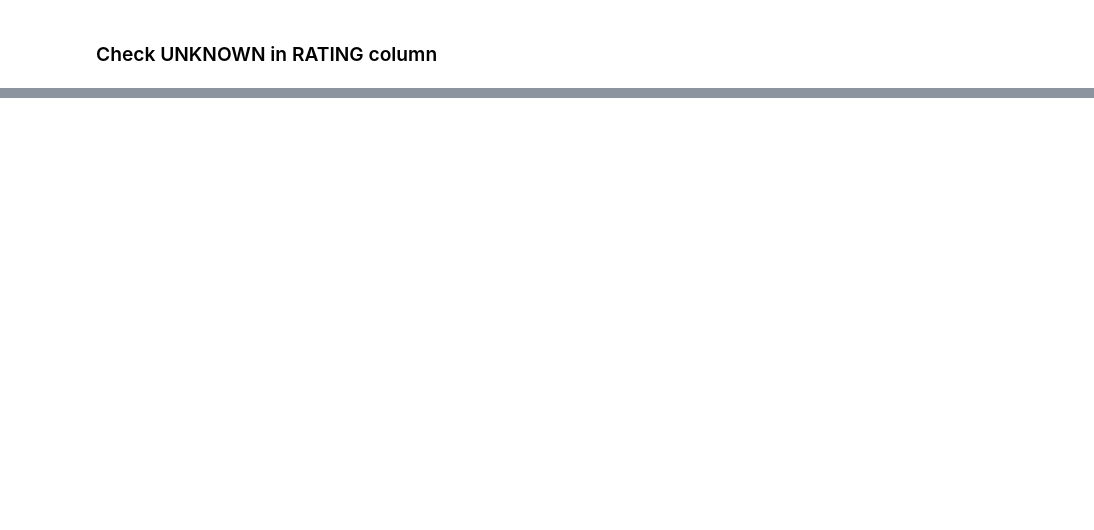
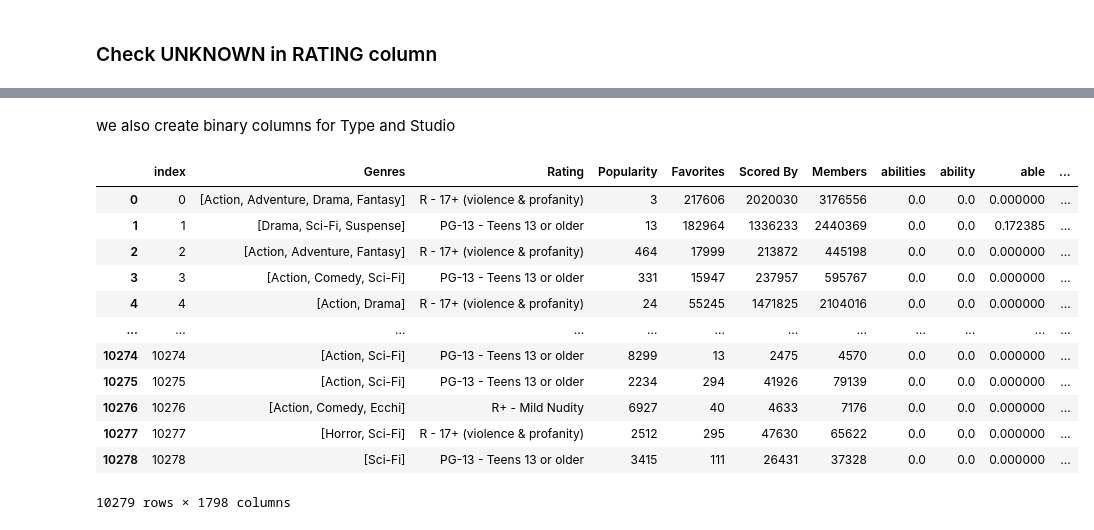
Before and after one commit to MinhHung7/Final_Project_DataScienceProgramming, a Jupyter notebook: anime_rating_classification.ipynb, the cells around one changed output, grey strips where cells are left out. Cells and saved outputs as stored; diff of their text form; code cells hidden in the pictures; blank space fills up the shorter version.

```diff
--- a/anime_rating_classification.ipynb
+++ b/anime_rating_classification.ipynb
@@ -110,0 +398,19 @@ ValueError: could not convert string to float: 'Fullmetal Alchemist: Brotherhood
+# %% [markdown]
+we also create binary columns for Type and Studio
+# %%
+anime_clean_df = pd.get_dummies(anime_clean_df,columns = ['Type', 'Studios', 'Source'])
+anime_clean_df
+# %% [output]
+|  | index | Genres | Rating | Popularity | Favorites | Scored By | Members | abilities | ability | able | ... |
+| 0 | 0 | [Action, Adventure, Drama, Fantasy] | R - 17+ (violence & profanity) | 3 | 217606 | 2020030 | 3176556 | 0.0 | 0.0 | 0.000000 | ... |
+| 1 | 1 | [Drama, Sci-Fi, Suspense] | PG-13 - Teens 13 or older | 13 | 182964 | 1336233 | 2440369 | 0.0 | 0.0 | 0.172385 | ... |
+| 2 | 2 | [Action, Adventure, Fantasy] | R - 17+ (violence & profanity) | 464 | 17999 | 213872 | 445198 | 0.0 | 0.0 | 0.000000 | ... |
+| 3 | 3 | [Action, Comedy, Sci-Fi] | PG-13 - Teens 13 or older | 331 | 15947 | 237957 | 595767 | 0.0 | 0.0 | 0.000000 | ... |
+| 4 | 4 | [Action, Drama] | R - 17+ (violence & profanity) | 24 | 55245 | 1471825 | 2104016 | 0.0 | 0.0 | 0.000000 | ... |
+| ... | ... | ... | ... | ... | ... | ... | ... | ... | ... | ... | ... |
+| 10274 | 10274 | [Action, Sci-Fi] | PG-13 - Teens 13 or older | 8299 | 13 | 2475 | 4570 | 0.0 | 0.0 | 0.000000 | ... |
+| 10275 | 10275 | [Action, Sci-Fi] | PG-13 - Teens 13 or older | 2234 | 294 | 41926 | 79139 | 0.0 | 0.0 | 0.000000 | ... |
+| 10276 | 10276 | [Action, Comedy, Ecchi] | R+ - Mild Nudity | 6927 | 40 | 4633 | 7176 | 0.0 | 0.0 | 0.000000 | ... |
+| 10277 | 10277 | [Horror, Sci-Fi] | R - 17+ (violence & profanity) | 2512 | 295 | 47630 | 65622 | 0.0 | 0.0 | 0.000000 | ... |
+| 10278 | 10278 | [Sci-Fi] | PG-13 - Teens 13 or older | 3415 | 111 | 26431 | 37328 | 0.0 | 0.0 | 0.000000 | ... |
+10279 rows × 1798 columns
```
Also changed, not shown: parts of 52 cells of this notebook, 1 other file.
